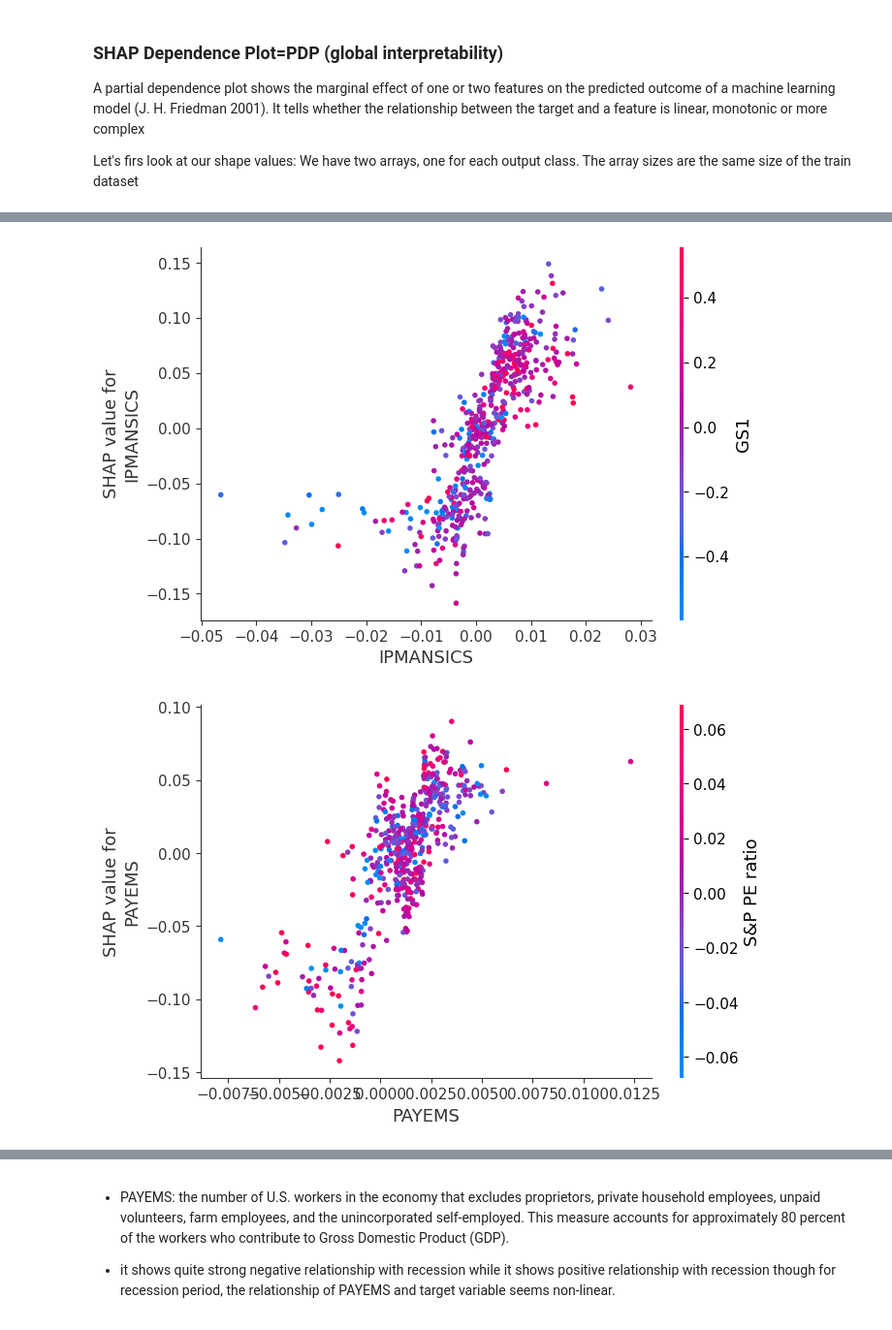
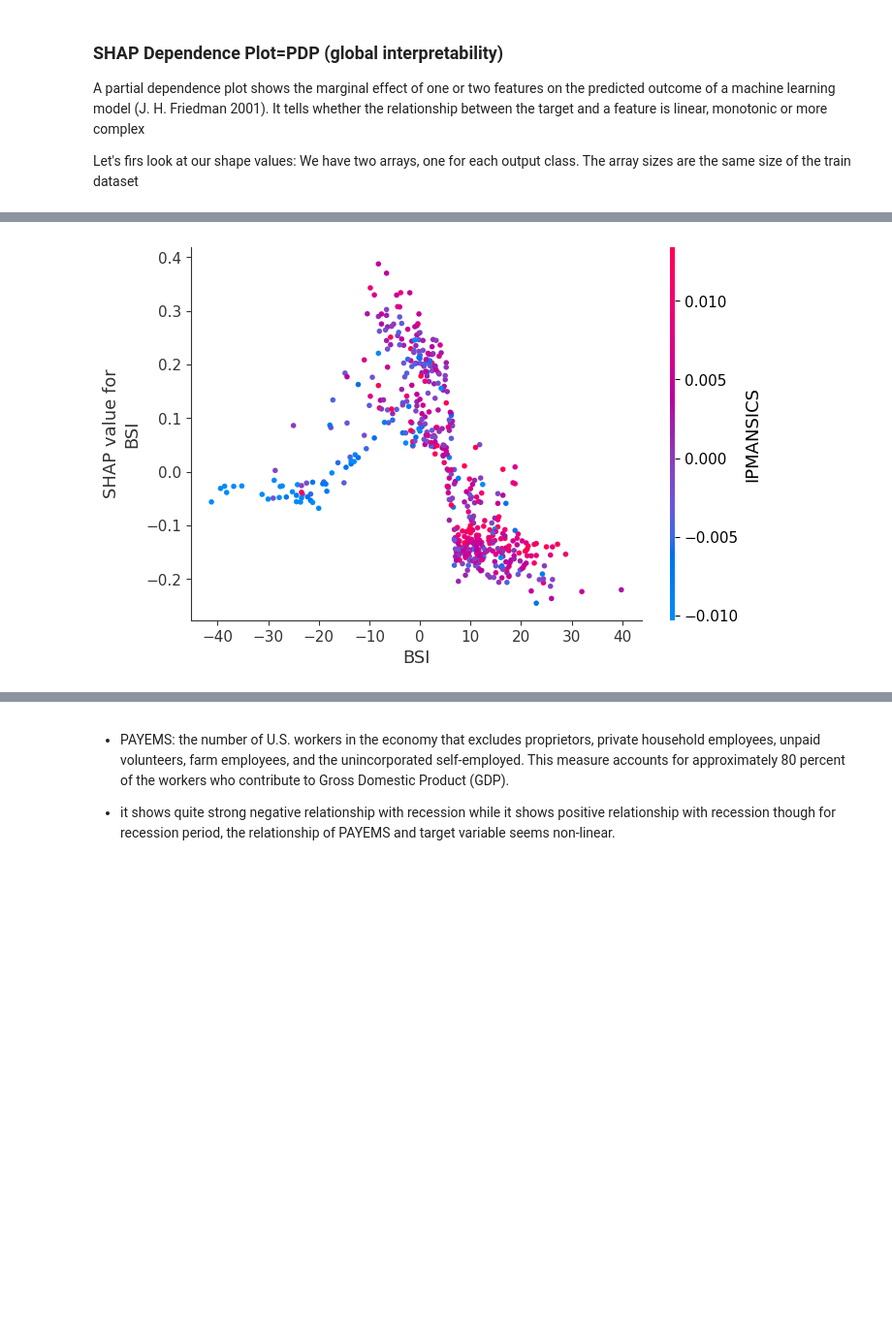
Before and after one commit to rlieu/milestoneII, a Jupyter notebook: models/evaluation.ipynb, the cells around one changed output, grey strips where cells are left out. Shown at 97% size. Cells and saved outputs as stored; diff of their text form; code cells hidden in the pictures; blank space fills up the shorter version.

```diff
--- a/models/evaluation.ipynb
+++ b/models/evaluation.ipynb
@@ -47,12 +49,12 @@ shap.initjs()
 metadata=pd.read_csv('../data/full_info.csv')
 
 ## select imputed & transformed data
-threshold=0.2
+threshold=0.4
 criteria=None
 test_year=5
 y_type='y_agg'
 dtype='tr'
-model='clf_rf_y_agg_tr_block_t5_spl3'  ##'clf_rf_y_agg_tr_block_t5_spl3', 'clf_knn_y_oecd_tr_block_t5_spl3'
+model='clf_rf_y_agg_tr_block_t5_spl3'
 
 path='../result/ft_{}_{}'.format(str(criteria), str(threshold))
 
@@ -189,9 +176,8 @@ shap_values[0].shape, X_train.shape   ## training dataset * feature numbers
 # %%
-for var in list(X_train.columns):  ##var1='BSI'
+var1='BSI'
 # shap.dependence_plot(var1, shap_values[0], X_train)
-    shap.dependence_plot(var, shap_values[0], X_train)
+shap.dependence_plot(var1, shap_values[1], X_train)
 # if len(sorted(y_train.unique()))>2:
 #     shap.dependence_plot(var1, shap_values[2], X_train)
 # %% [output]
-[figure, old version]
+[figure, new version]
-[figure, removed]
```
Also changed, not shown: parts of 36 cells of this notebook, 3 other files.
